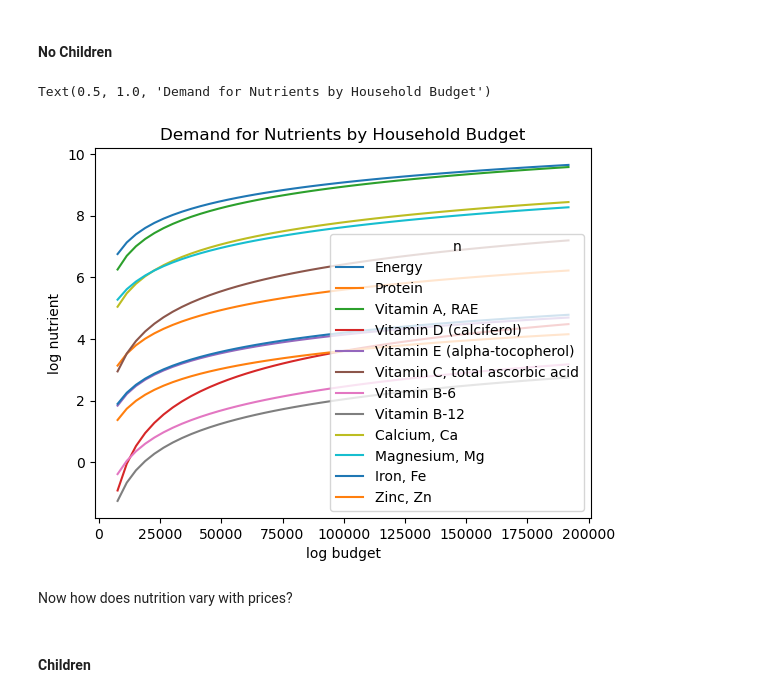
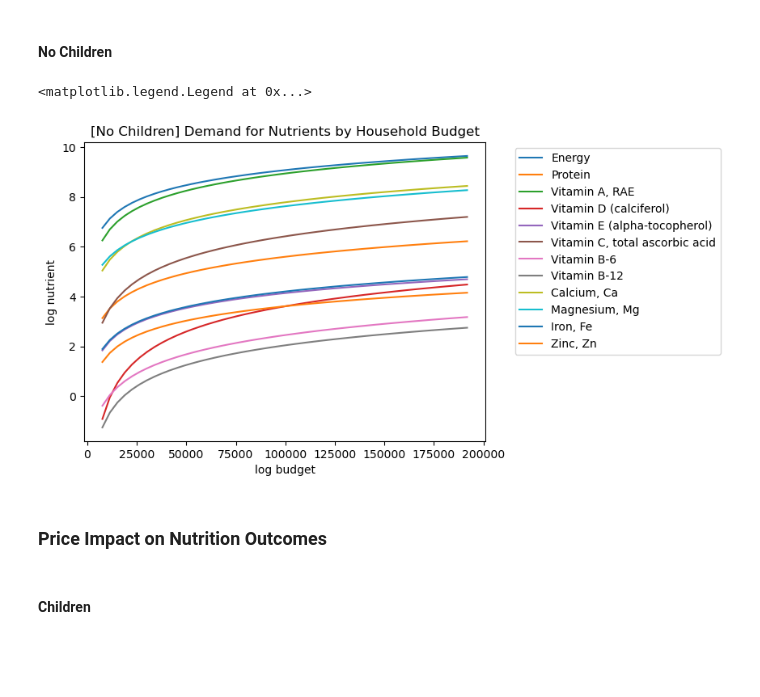
Before and after one commit to kehuang11/EEP153_Proj4_Holbrook, a Jupyter notebook: Proj4_Team_Holbrook_Working.ipynb, the cells around one changed output. Saved outputs shown, nothing was run; the diff lists cells and outputs as text; code cells hidden in the pictures; blank space fills up the shorter version.

```diff
--- a/Proj4_Team_Holbrook_Working.ipynb
+++ b/Proj4_Team_Holbrook_Working.ipynb
@@ -424,19 +437,20 @@ Text(0.5, 1.0, 'Demand for Nutrients by Household Budget')
 # %%
 X_nochildren = np.linspace(xref_nochildren/5,xref_nochildren*5,50)
 
 UseNutrients = list(N_nochildren.index)
 
 df = pd.concat({myx:np.log(nutrient_demand(r_nochildren,myx,pbar_nochildren))[UseNutrients] for myx in X_nochildren},axis=1).T
 ax = df.plot()
 
 ax.set_xlabel('log budget')
 ax.set_ylabel('log nutrient')
-ax.set_title("Demand for Nutrients by Household Budget")
+ax.set_title("[No Children] Demand for Nutrients by Household Budget")
+ax.legend(UseNutrients, loc='upper right',bbox_to_anchor=(1.6, 1))
 # %% [output]
-Text(0.5, 1.0, 'Demand for Nutrients by Household Budget')
+<matplotlib.legend.Legend at 0x...>
-[figure, old version]
+[figure, new version]
-# %% [markdown]
-Now how does nutrition vary with prices?
+# %% [markdown]
+### Price Impact on Nutrition Outcomes
 # %% [markdown]
 #### Children
 # %%
```
Also changed, not shown: parts of 46 cells of this notebook, 2 other files.
